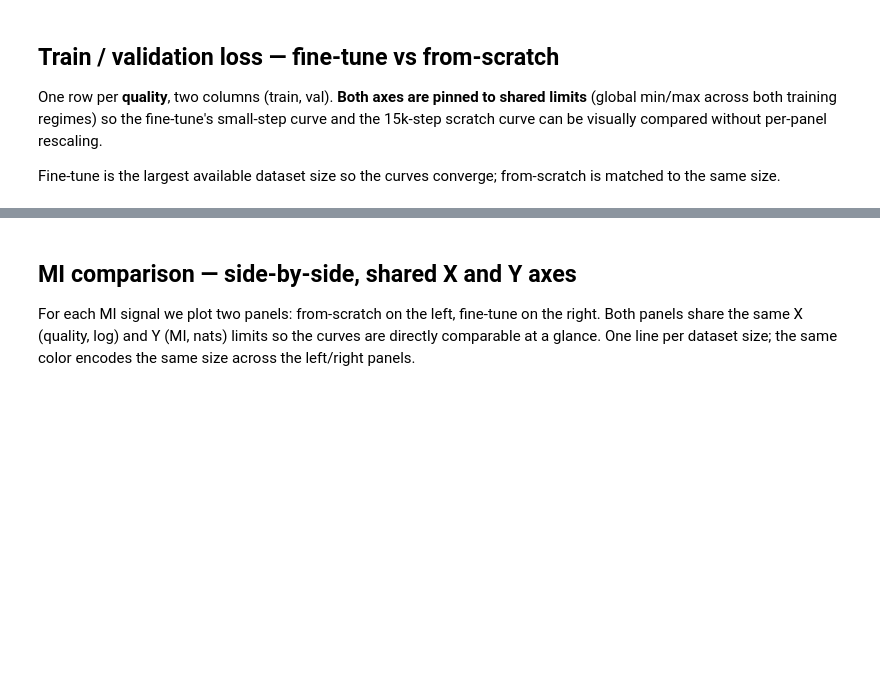
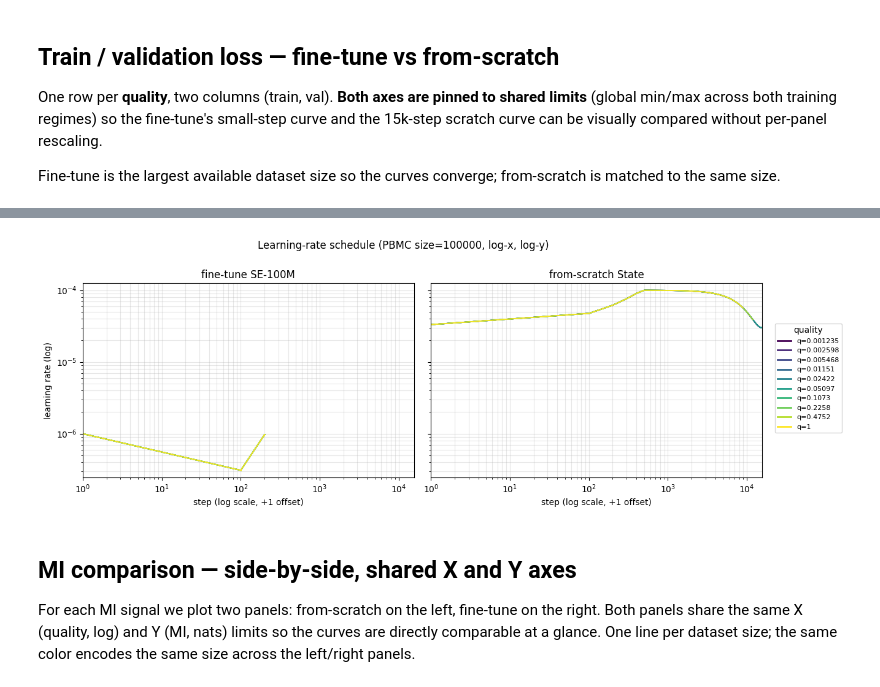
Before and after one commit to igor-sadalski/Scaling-up-measurement-noise-scaling-laws, a Jupyter notebook: analysis/2026-04-21_14-00_plotting_finetune_pretrained_state_pbmc_noise_scaling.ipynb, the cells around one changed output, grey strips where cells are left out. Drawn from its saved outputs; the diff is of its cells as text; code cells hidden in the pictures; blank space fills up the shorter version.

```diff
--- a/analysis/2026-04-21_14-00_plotting_finetune_pretrained_state_pbmc_noise_scaling.ipynb
+++ b/analysis/2026-04-21_14-00_plotting_finetune_pretrained_state_pbmc_noise_scaling.ipynb
@@ -215,3 +255,90 @@ plt.show()
+# %%
+import matplotlib.pyplot as plt
+from matplotlib.cm import viridis
+from matplotlib.lines import Line2D
+
+# Read the LR column out of each run's metrics.csv (same file the loss curves come
+# from). Both fine-tune and from-scratch Lightning loggers emit `trainer/learning_rate`
+# once per optimizer step.
+LR_COL = 'trainer/learning_rate'
+
+
+def _read_lr(metrics_csv):
+    if not metrics_csv.exists() or metrics_csv.stat().st_size == 0:
+        return None
+    try:
+        m = pd.read_csv(metrics_csv, on_bad_lines='skip')
+    except Exception:
+        return None
+    if LR_COL not in m.columns:
+        return None
+    lr = (m.dropna(subset=[LR_COL])[['step', LR_COL]]
+            .rename(columns={LR_COL: 'lr'}).sort_values('step').reset_index(drop=True))
+    return lr if len(lr) else None
+
+
+def _ft_lr(size, quality):
+    q_dir = FT_ROOT / str(size) / str(quality)
+    m = q_dir / 'loss' / 'metrics.csv'
+    if m.exists():
+        return _read_lr(m)
+    for cand in sorted(q_dir.glob('checkpoints/**/version_*/metrics.csv')):
+        return _read_lr(cand)
+    return None
+
+
+def _sc_lr(size, quality):
+    base = SC_ROOT / str(size) / str(quality) / 'results' / 'State' / 'model'
+    m = base / 'loss' / 'metrics.csv'
+    if m.exists():
+        return _read_lr(m)
+    for cand in sorted(base.glob('checkpoints/**/version_*/metrics.csv')):
+        return _read_lr(cand)
+    return None
+
+
+quality_color = {q: viridis(i / max(1, len(qualities_all) - 1)) for i, q in enumerate(qualities_all)}
+
+LR_FT, LR_SC = {}, {}
+for quality in qualities_all:
+    LR_FT[quality] = _ft_lr(PLOT_SIZE, quality)
+    LR_SC[quality] = _sc_lr(PLOT_SIZE, quality)
+
+all_lr = [lr for store in (LR_FT, LR_SC) for lr in store.values() if lr is not None]
+if not all_lr:
+    print('No learning_rate column found in any metrics.csv - nothing to plot.')
+else:
+    lr_lo = min(float(lr['lr'].min()) for lr in all_lr)
+    lr_hi = max(float(lr['lr'].max()) for lr in all_lr)
+    max_step = max(int(lr['step'].iloc[-1]) for lr in all_lr)
+
+    fig, (ax_ft, ax_sc) = plt.subplots(1, 2, figsize=(12, 4.5), sharey=True)
+    for ax, store, title in [(ax_ft, LR_FT, 'fine-tune SE-100M'),
+                             (ax_sc, LR_SC, 'from-scratch State')]:
+        for quality in qualities_all:
+            lr = store.get(quality)
+            if lr is None or not len(lr):
+                continue
+            ax.plot(lr['step'].values + 1, lr['lr'].values,
+                    color=quality_color[quality], linewidth=1.3, alpha=0.9)
+        ax.set_xscale('log')
+        ax.set_yscale('log')
+        ax.set_xlim(1, max(max_step, 2))
+        ax.set_ylim(lr_lo * 0.8, lr_hi * 1.25)
+        ax.set_xlabel('step (log scale, +1 offset)')
+        ax.set_title(title)
+        ax.grid(alpha=0.3, which='both')
+    ax_ft.set_ylabel('learning rate (log)')
+
+    handles = [Line2D([0], [0], color=quality_color[q], linewidth=2, label=f'q={q:.4g}')
+               for q in qualities_all]
+    fig.legend(handles=handles, loc='center left', bbox_to_anchor=(1.0, 0.5),
+               fontsize=8, title='quality')
+    fig.suptitle(f'Learning-rate schedule (PBMC size={PLOT_SIZE}, log-x, log-y)', y=1.0)
+    plt.tight_layout()
+    plt.show()
+# %% [output]
+[figure, added]
 # %% [markdown]
 ## MI comparison — side-by-side, shared X and Y axes
 
```
Also changed, not shown: parts of 8 cells of this notebook, 9 other files.
